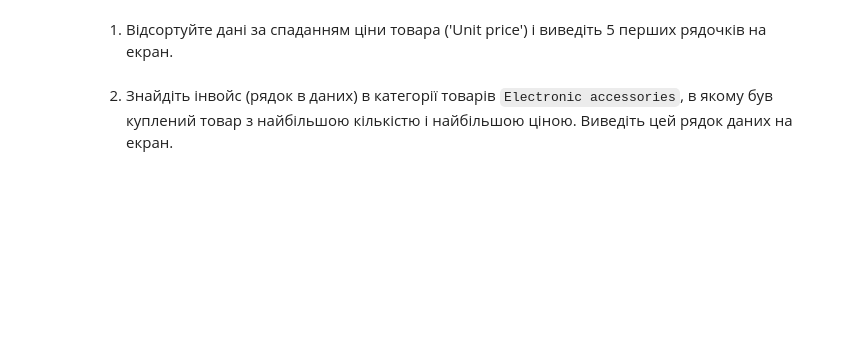
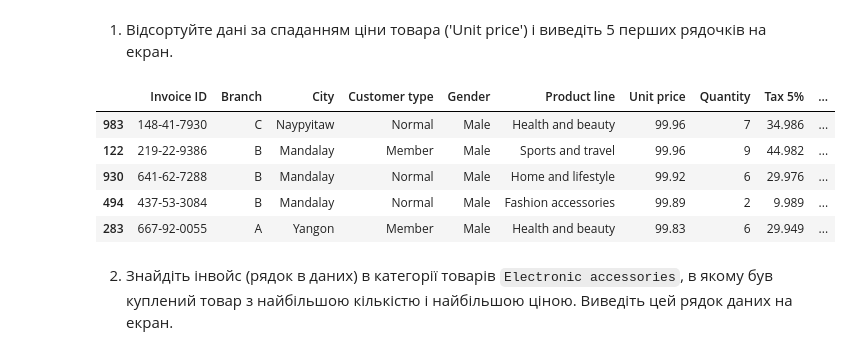
Before and after one commit to zaporozhetsalena/My-first-project, a Jupyter notebook: hw_10_3_Розширені_методи_обробки_даних_у_Pandas.ipynb, the cells around one changed output. Saved outputs shown, nothing was run; the diff lists cells and outputs as text; code cells hidden in the pictures; blank space fills up the shorter version.

```diff
--- a/hw_10_3_Розширені_методи_обробки_даних_у_Pandas.ipynb
+++ b/hw_10_3_Розширені_методи_обробки_даних_у_Pandas.ipynb
@@ -9,4 +27,13 @@
 # %% [markdown]
 1. Відсортуйте дані за спаданням ціни товара ('Unit price') і виведіть 5 перших рядочків на екран.
+# %%
+df.sort_values(by='Unit price', ascending=False).head(5)
+# %% [output]
+|  | Invoice ID | Branch | City | Customer type | Gender | Product line | Unit price | Quantity | Tax 5% | ... |
+| 983 | 148-41-7930 | C | Naypyitaw | Normal | Male | Health and beauty | 99.96 | 7 | 34.986 | ... |
+| 122 | 219-22-9386 | B | Mandalay | Member | Male | Sports and travel | 99.96 | 9 | 44.982 | ... |
+| 930 | 641-62-7288 | B | Mandalay | Normal | Male | Home and lifestyle | 99.92 | 6 | 29.976 | ... |
+| 494 | 437-53-3084 | B | Mandalay | Normal | Male | Fashion accessories | 99.89 | 2 | 9.989 | ... |
+| 283 | 667-92-0055 | A | Yangon | Member | Male | Health and beauty | 99.83 | 6 | 29.949 | ... |
 # %% [markdown]
 2. Знайдіть інвойс (рядок в даних) в категорії товарів `Electronic accessories`, в якому був куплений товар з найбільшою кількістю і найбільшою ціною. Виведіть цей рядок даних на екран.
```
Also changed, not shown: parts of 17 cells of this notebook.
